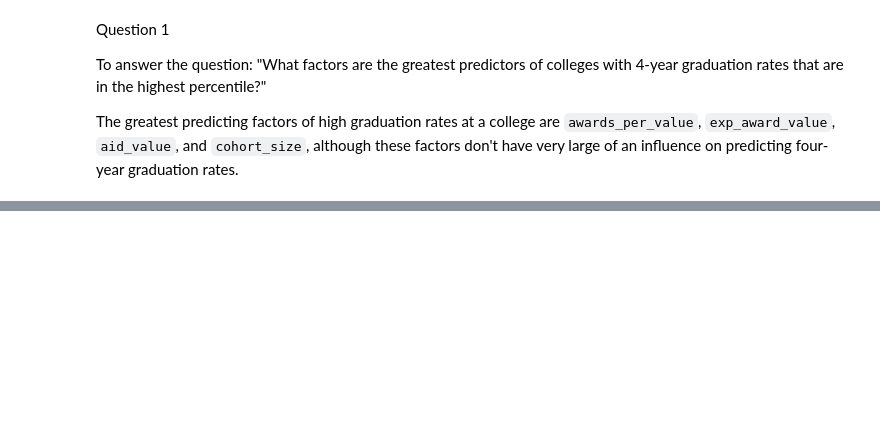
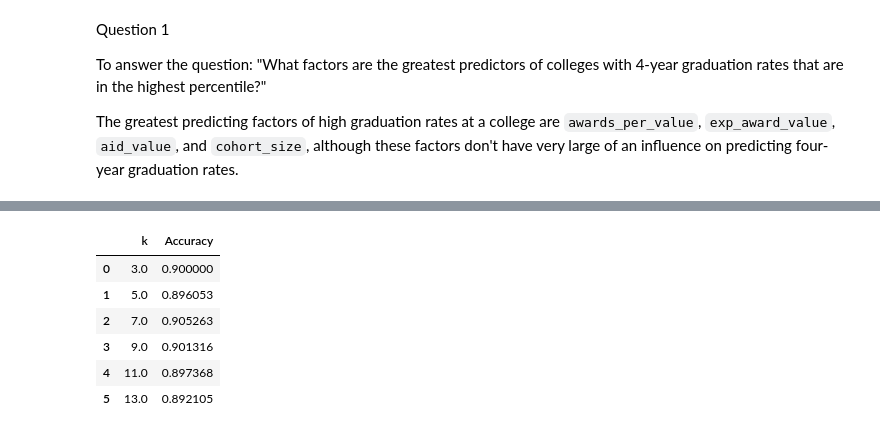
Before and after one commit to masonnicoletti/DS-3021, a Jupyter notebook: 06_ML_Concepts_II_KNN/lab6.ipynb, the cells around one changed output, grey strips where cells are left out. Cells and saved outputs as stored; diff of their text form; code cells hidden in the pictures; blank space fills up the shorter version.

```diff
--- a/06_ML_Concepts_II_KNN/lab6.ipynb
+++ b/06_ML_Concepts_II_KNN/lab6.ipynb
@@ -235,0 +415,24 @@ Create a dataframe that includes the test target values, test predicted values,
+# %%
+# Question 6
+
+# Explore the model with different values of k
+k = [3, 5, 7, 9, 11, 13]
+
+data_list = data_split(college_data, drop_columns = drop_columns, object_columns = object_columns, target = target)
+
+k_df = pd.DataFrame({"k": [], "Accuracy": []})
+
+for i in k:
+    accuracy, knn_df = knn_modeling(data_list, k=i)
+    df = pd.DataFrame({"k": [i], "Accuracy": [accuracy]})
+    k_df = pd.concat([k_df, df], ignore_index=True)
+
+print(k_df)
+# %% [output]
+|  | k | Accuracy |
+| 0 | 3.0 | 0.900000 |
+| 1 | 5.0 | 0.896053 |
+| 2 | 7.0 | 0.905263 |
+| 3 | 9.0 | 0.901316 |
+| 4 | 11.0 | 0.897368 |
+| 5 | 13.0 | 0.892105 |
```
Also changed, not shown: parts of 9 cells of this notebook.
